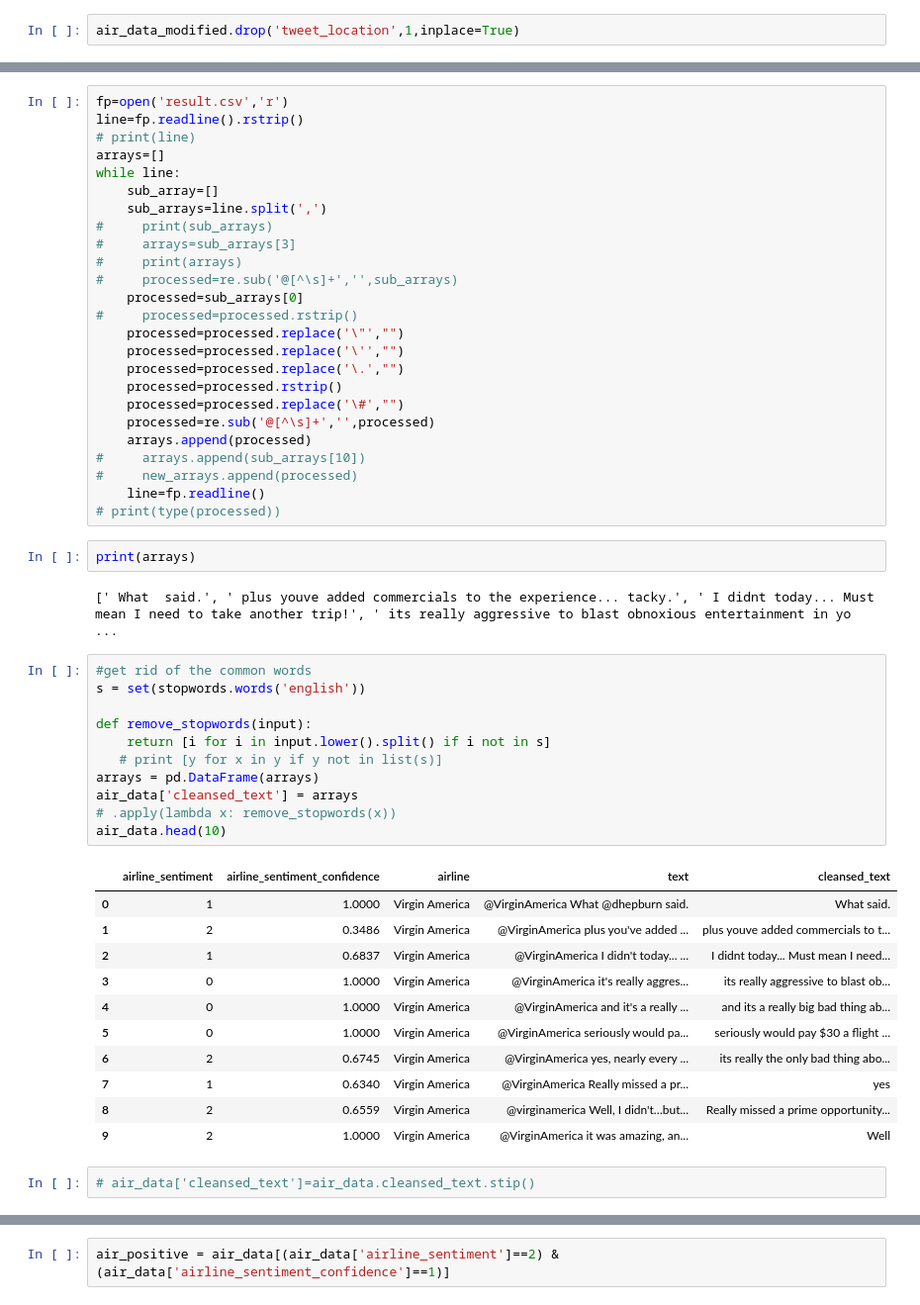
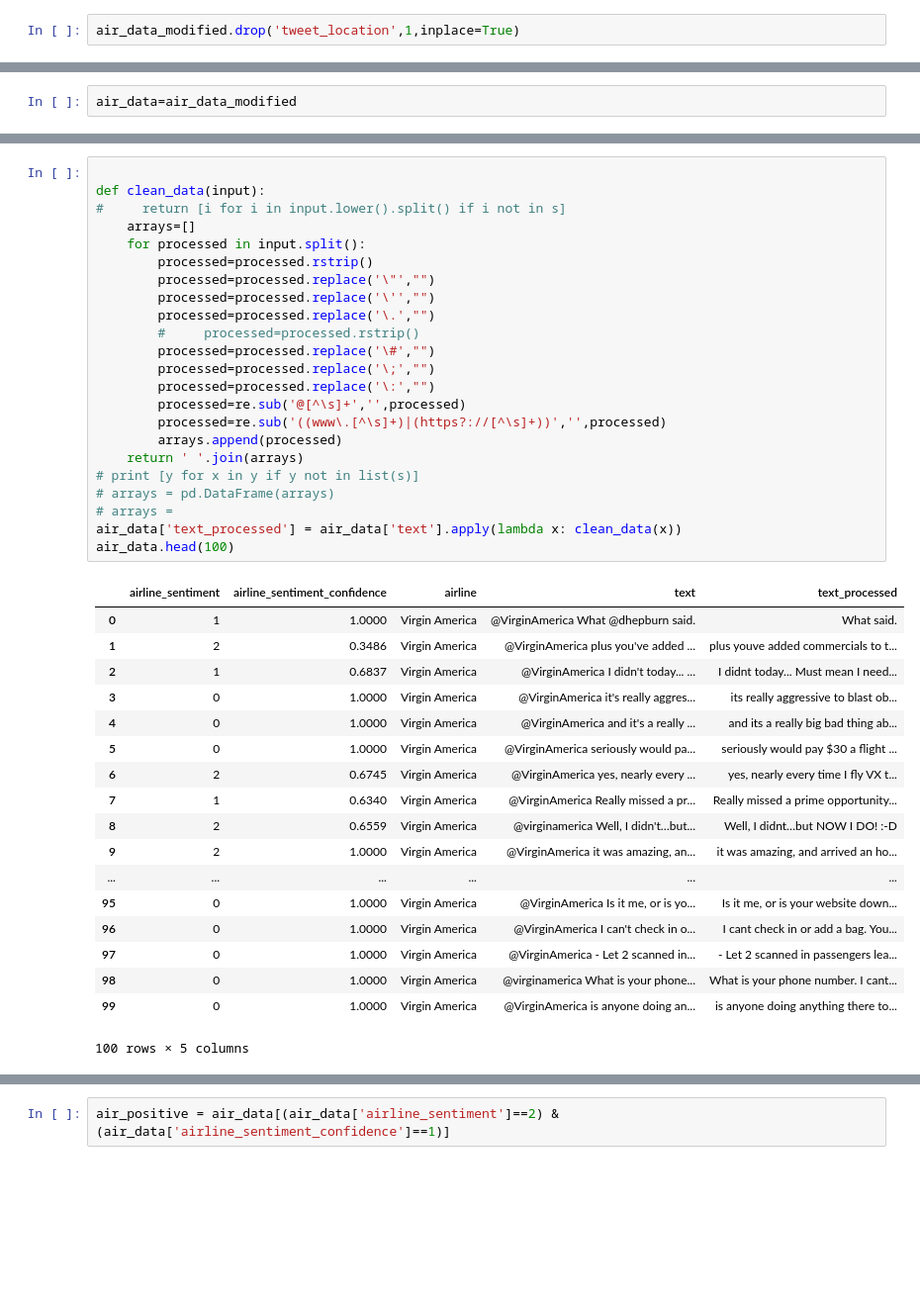
Before and after one commit to roshnivp/Twitter_Sentiment_Analysis, a Jupyter notebook: AirlineSentiment.ipynb, the cells around one changed output, grey strips where cells are left out. Shown at 99% size. Saved outputs shown, nothing was run; the diff lists cells and outputs as text; blank space fills up the shorter version.

```diff
--- a/AirlineSentiment.ipynb
+++ b/AirlineSentiment.ipynb
@@ -167,0 +141,2 @@ air_data_modified.drop('tweet_location',1,inplace=True)
+# %%
+air_data=air_data_modified
@@ -184,54 +208,42 @@ Name: text, dtype: object
-# %%
-fp=open('result.csv','r')
-line=fp.readline().rstrip()
-# print(line)
-arrays=[]
-while line:
-    sub_array=[]
-    sub_arrays=line.split(',')
-#     print(sub_arrays)
-#     arrays=sub_arrays[3]
-#     print(arrays)
-#     processed=re.sub('@[^\s]+','',sub_arrays)
-    processed=sub_arrays[0]
-#     processed=processed.rstrip()
-    processed=processed.replace('\"',"")
-    processed=processed.replace('\'',"")
-    processed=processed.replace('\.',"")
-    processed=processed.rstrip()
-    processed=processed.replace('\#',"")
-    processed=re.sub('@[^\s]+','',processed)
-    arrays.append(processed)
-#     arrays.append(sub_arrays[10])
-#     new_arrays.append(processed)
-    line=fp.readline()
-# print(type(processed))
-# %%
-print(arrays)
-# %% [output]
-[' What  said.', ' plus youve added commercials to the experience... tacky.', ' I didnt today... Must mean I need to take another trip!', ' its really aggressive to blast obnoxious entertainment in yo ...
 # %%
-#get rid of the common words
-s = set(stopwords.words('english'))
 
-def remove_stopwords(input):
-    return [i for i in input.lower().split() if i not in s]
-   # print [y for x in y if y not in list(s)]
-arrays = pd.DataFrame(arrays)
-air_data['cleansed_text'] = arrays
-# .apply(lambda x: remove_stopwords(x))
-air_data.head(10)
+def clean_data(input):
+#     return [i for i in input.lower().split() if i not in s]
+    arrays=[]
+    for processed in input.split():
+        processed=processed.rstrip()
+        processed=processed.replace('\"',"")
+        processed=processed.replace('\'',"")
+        processed=processed.replace('\.',"")
+        #     processed=processed.rstrip()
+        processed=processed.replace('\#',"")
+        processed=processed.replace('\;',"")
+        processed=processed.replace('\:',"")
+        processed=re.sub('@[^\s]+','',processed)
+        processed=re.sub('((www\.[^\s]+)|(https?://[^\s]+))','',processed)
+        arrays.append(processed)
+    return ' '.join(arrays)
+# print [y for x in y if y not in list(s)]
+# arrays = pd.DataFrame(arrays)
+# arrays =
+air_data['text_processed'] = air_data['text'].apply(lambda x: clean_data(x))
+air_data.head(100)
 # %% [output]
-|  | airline_sentiment | airline_sentiment_confidence | airline | text | cleansed_text |
+|  | airline_sentiment | airline_sentiment_confidence | airline | text | text_processed |
 | 0 | 1 | 1.0000 | Virgin America | @VirginAmerica What @dhepburn said. | What said. |
 | 1 | 2 | 0.3486 | Virgin America | @VirginAmerica plus you've added ... | plus youve added commercials to t... |
 | 2 | 1 | 0.6837 | Virgin America | @VirginAmerica I didn't today... ... | I didnt today... Must mean I need... |
 | 3 | 0 | 1.0000 | Virgin America | @VirginAmerica it's really aggres... | its really aggressive to blast ob... |
 | 4 | 0 | 1.0000 | Virgin America | @VirginAmerica and it's a really ... | and its a really big bad thing ab... |
 | 5 | 0 | 1.0000 | Virgin America | @VirginAmerica seriously would pa... | seriously would pay $30 a flight ... |
-| 6 | 2 | 0.6745 | Virgin America | @VirginAmerica yes, nearly every ... | its really the only bad thing abo... |
-| 7 | 1 | 0.6340 | Virgin America | @VirginAmerica Really missed a pr... | yes |
-| 8 | 2 | 0.6559 | Virgin America | @virginamerica Well, I didn't…but... | Really missed a prime opportunity... |
-| 9 | 2 | 1.0000 | Virgin America | @VirginAmerica it was amazing, an... | Well |
+| 6 | 2 | 0.6745 | Virgin America | @VirginAmerica yes, nearly every ... | yes, nearly every time I fly VX t... |
+| 7 | 1 | 0.6340 | Virgin America | @VirginAmerica Really missed a pr... | Really missed a prime opportunity... |
+| 8 | 2 | 0.6559 | Virgin America | @virginamerica Well, I didn't…but... | Well, I didnt…but NOW I DO! :-D |
+| 9 | 2 | 1.0000 | Virgin America | @VirginAmerica it was amazing, an... | it was amazing, and arrived an ho... |
+| ... | ... | ... | ... | ... | ... |
+| 95 | 0 | 1.0000 | Virgin America | @VirginAmerica Is it me, or is yo... | Is it me, or is your website down... |
+| 96 | 0 | 1.0000 | Virgin America | @VirginAmerica I can't check in o... | I cant check in or add a bag. You... |
+| 97 | 0 | 1.0000 | Virgin America | @VirginAmerica - Let 2 scanned in... | - Let 2 scanned in passengers lea... |
+| 98 | 0 | 1.0000 | Virgin America | @virginamerica What is your phone... | What is your phone number. I cant... |
+| 99 | 0 | 1.0000 | Virgin America | @VirginAmerica is anyone doing an... | is anyone doing anything there to... |
+100 rows × 5 columns
-# %%
-# air_data['cleansed_text']=air_data.cleansed_text.stip()
```
Also changed, not shown: parts of 40 cells of this notebook.
